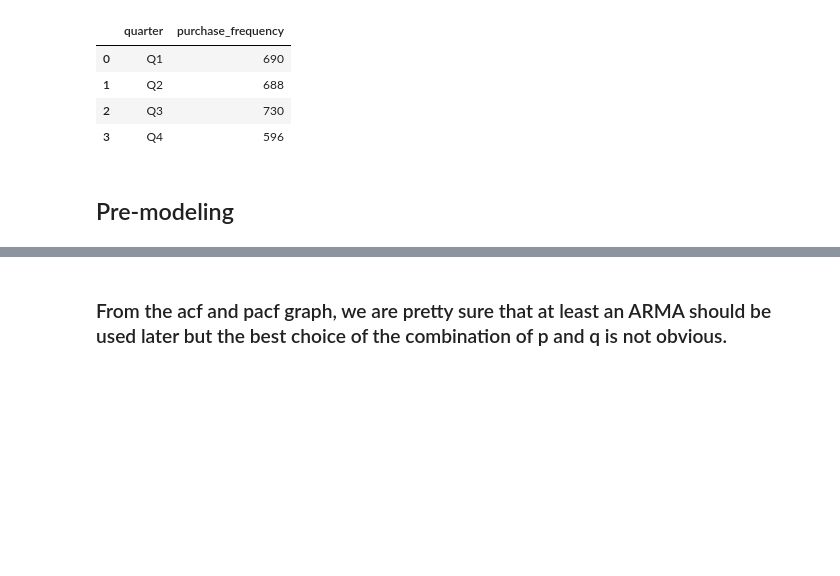
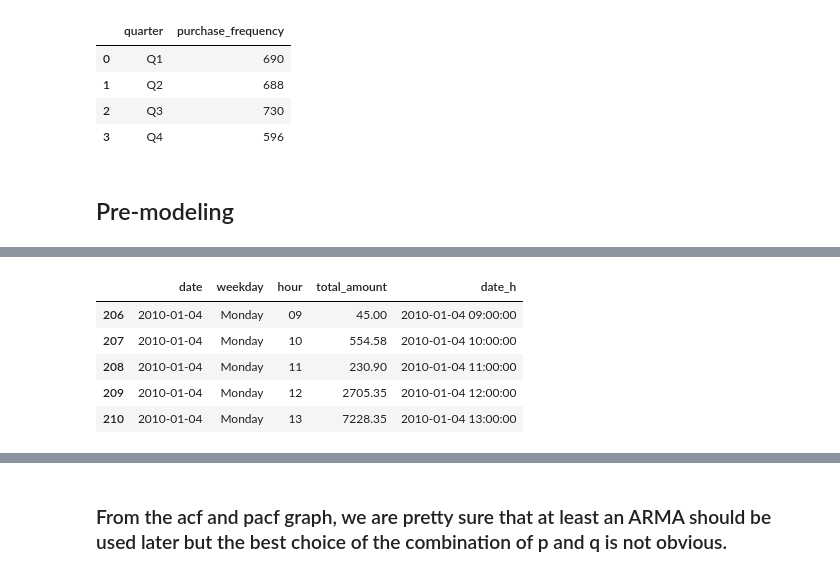
Before and after one commit to yichuang25/Forecasting-Project-Sales, a Jupyter notebook: Analysis&Modeling/Analysis(09-10)_continued.ipynb, the cells around one changed output, grey strips where cells are left out. Cells and saved outputs as stored; diff of their text form; code cells hidden in the pictures; blank space fills up the shorter version.

```diff
--- a/Analysis&Modeling/Analysis(09-10)_continued.ipynb
+++ b/Analysis&Modeling/Analysis(09-10)_continued.ipynb
@@ -151,3 +153,15 @@ sales1_byDay.head(10)
+# %%
+sales1['date_h'] = sales1['date'].astype(str) + '-' + sales1['hour'].astype(str)
+sales1['hour'] = [convert_hour(ele) for ele in sales1['hour']]
+sales1['date_h'] = [datetime.strptime(ele, '%Y-%m-%d-%H') for ele in sales1['date_h']]
+sales1.head(5)
+# %% [output]
+|  | date | weekday | hour | total_amount | date_h |
+| 206 | 2010-01-04 | Monday | 09 | 45.00 | 2010-01-04 09:00:00 |
+| 207 | 2010-01-04 | Monday | 10 | 554.58 | 2010-01-04 10:00:00 |
+| 208 | 2010-01-04 | Monday | 11 | 230.90 | 2010-01-04 11:00:00 |
+| 209 | 2010-01-04 | Monday | 12 | 2705.35 | 2010-01-04 12:00:00 |
+| 210 | 2010-01-04 | Monday | 13 | 7228.35 | 2010-01-04 13:00:00 |
 # %%
 plt.figure(figsize=(25,10))
 
```
Also changed, not shown: parts of 23 cells of this notebook, 2 other files.
